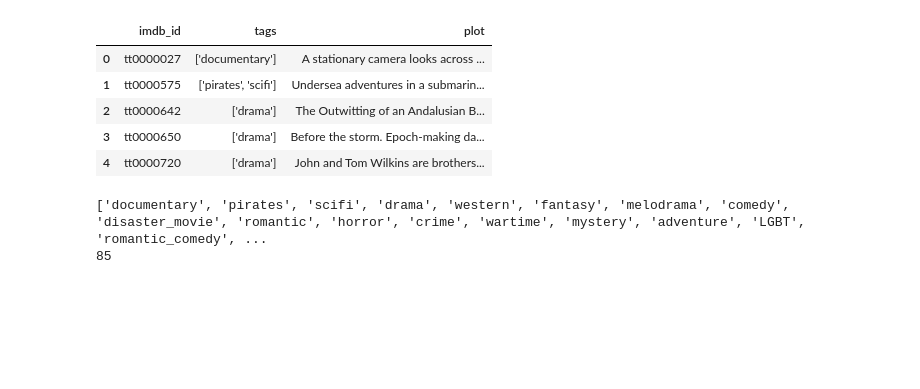
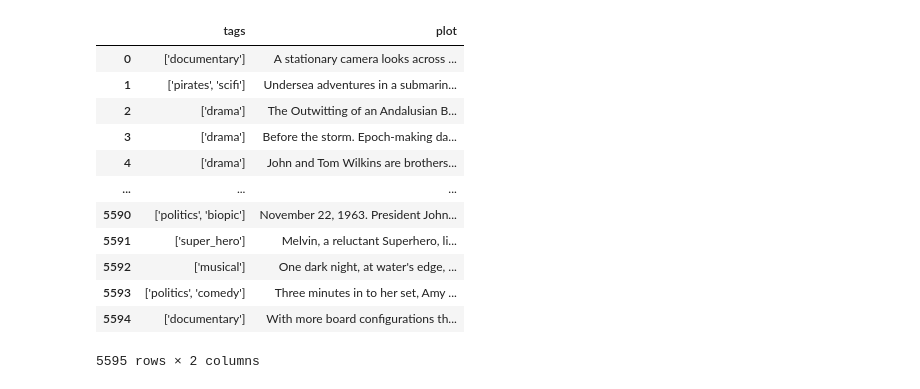
Before and after one commit to sancholp/nlp_movie_project, a Jupyter notebook: movie_synopsis.ipynb, the cells around one changed output. Cells and saved outputs as stored; diff of their text form; code cells hidden in the pictures; blank space fills up the shorter version.

```diff
--- a/movie_synopsis.ipynb
+++ b/movie_synopsis.ipynb
@@ -5,12 +15,19 @@ import pandas as pd
 import ast
 # %%
-raw_data = pd.read_csv("sancho_data.csv", sep=',', header=0, usecols=[1,2,3])
+raw_data = pd.read_csv("movie_plots.csv", sep=',', header=0, usecols=[2,3])
 # %%
-raw_data.head()
+raw_data
 # %% [output]
-|  | imdb_id | tags | plot |
-| 0 | tt0000027 | ['documentary'] | A stationary camera looks across ... |
-| 1 | tt0000575 | ['pirates', 'scifi'] | Undersea adventures in a submarin... |
-| 2 | tt0000642 | ['drama'] | The Outwitting of an Andalusian B... |
-| 3 | tt0000650 | ['drama'] | Before the storm. Epoch-making da... |
-| 4 | tt0000720 | ['drama'] | John and Tom Wilkins are brothers... |
+|  | tags | plot |
+| 0 | ['documentary'] | A stationary camera looks across ... |
+| 1 | ['pirates', 'scifi'] | Undersea adventures in a submarin... |
+| 2 | ['drama'] | The Outwitting of an Andalusian B... |
+| 3 | ['drama'] | Before the storm. Epoch-making da... |
+| 4 | ['drama'] | John and Tom Wilkins are brothers... |
+| ... | ... | ... |
+| 5590 | ['politics', 'biopic'] | November 22, 1963. President John... |
+| 5591 | ['super_hero'] | Melvin, a reluctant Superhero, li... |
+| 5592 | ['musical'] | One dark night, at water's edge, ... |
+| 5593 | ['politics', 'comedy'] | Three minutes in to her set, Amy ... |
+| 5594 | ['documentary'] | With more board configurations th... |
+5595 rows × 2 columns
@@ -19,12 +33,0 @@ tags = raw_data["tags"]
-# %%
-all_tags = []
-for tags_str in tags:
-    tags_list = ast.literal_eval(tags_str)
-    for tag in tags_list:
-        if tag not in all_tags: all_tags.append(tag)
-
-print(all_tags)
-print(len(all_tags))
-# %% [output]
-['documentary', 'pirates', 'scifi', 'drama', 'western', 'fantasy', 'melodrama', 'comedy', 'disaster_movie', 'romantic', 'horror', 'crime', 'wartime', 'mystery', 'adventure', 'LGBT', 'romantic_comedy', ...
-85
```
Also changed, not shown: parts of 12 cells of this notebook.
